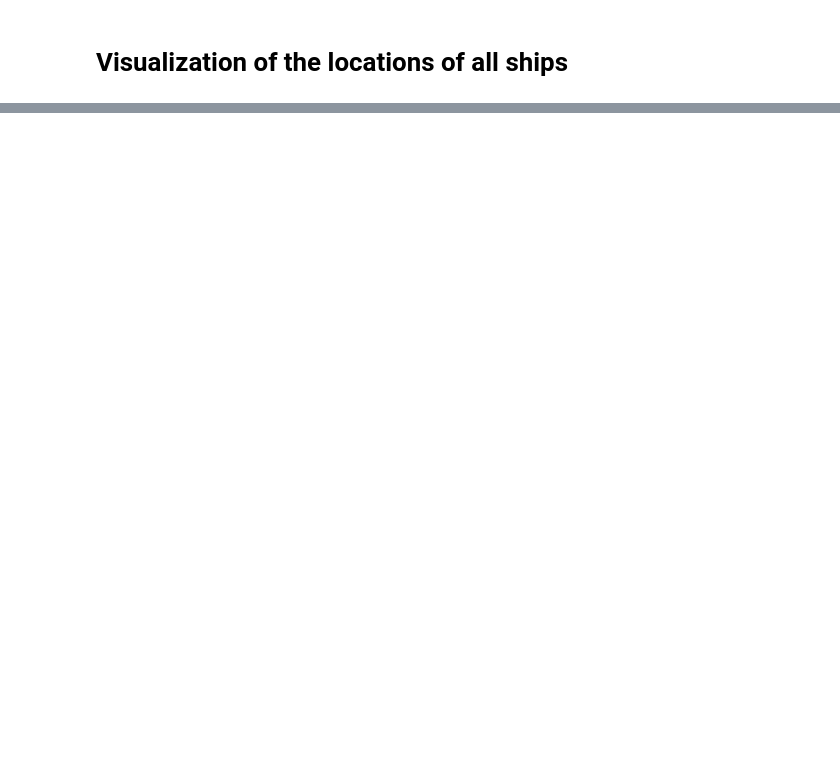
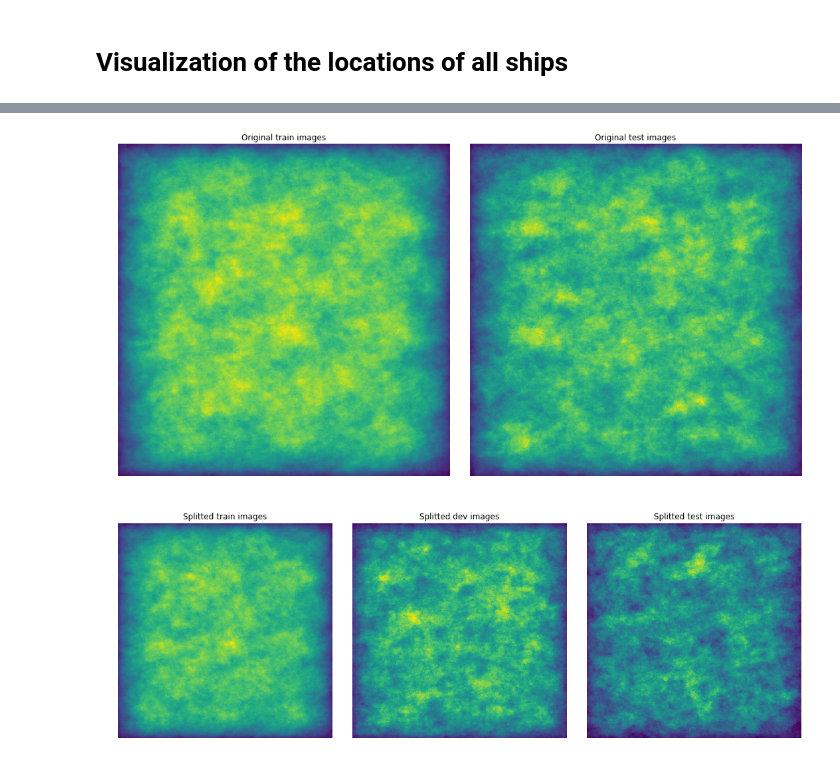
Before and after one commit to Deep-Learning-GAZ/Airbus-Ship-Detection-Challenge, a Jupyter notebook: VisualizeShipOccurances.ipynb, the cells around one changed output, grey strips where cells are left out. Saved outputs shown, nothing was run; the diff lists cells and outputs as text; code cells hidden in the pictures; blank space fills up the shorter version.

Commit message:
#2 Altered visualization of occurences, presents train-dev-split as well

```diff
--- a/VisualizeShipOccurances.ipynb
+++ b/VisualizeShipOccurances.ipynb
@@ -62,0 +61,31 @@ The dataset contains 201,386 test images.
+# %%
+#PLotting occurance images
+#Plotting original train and test occurances
+fig1, axarr1 = plt.subplots(1, 2, figsize=(15, 40))
+axarr1[0].axis('off')
+axarr1[1].axis('off')
+axarr1[0].set_title('Original train images')
+axarr1[1].set_title('Original test images')
+axarr1[0].imshow(all_masks_train_orig)
+axarr1[1].imshow(all_masks_test_orig)
+
+plt.tight_layout(h_pad=0.1, w_pad=0.1)
+plt.show()
+
+#Plotting splitted train-dev-test occurances
+fig2, axarr2 = plt.subplots(1, 3, figsize=(15, 40))
+axarr2[0].axis('off')
+axarr2[1].axis('off')
+axarr2[2].axis('off')
+axarr2[0].set_title('Splitted train images')
+axarr2[1].set_title('Splitted dev images')
+axarr2[2].set_title('Splitted test images')
+axarr2[0].imshow(all_masks_train)
+axarr2[1].imshow(all_masks_dev)
+axarr2[2].imshow(all_masks_test)
+
+plt.tight_layout(h_pad=0.1, w_pad=0.1)
+plt.show()
+# %% [output]
+[figure, added]
+[figure, added]
```
Also changed, not shown: parts of 2 cells of this notebook.
